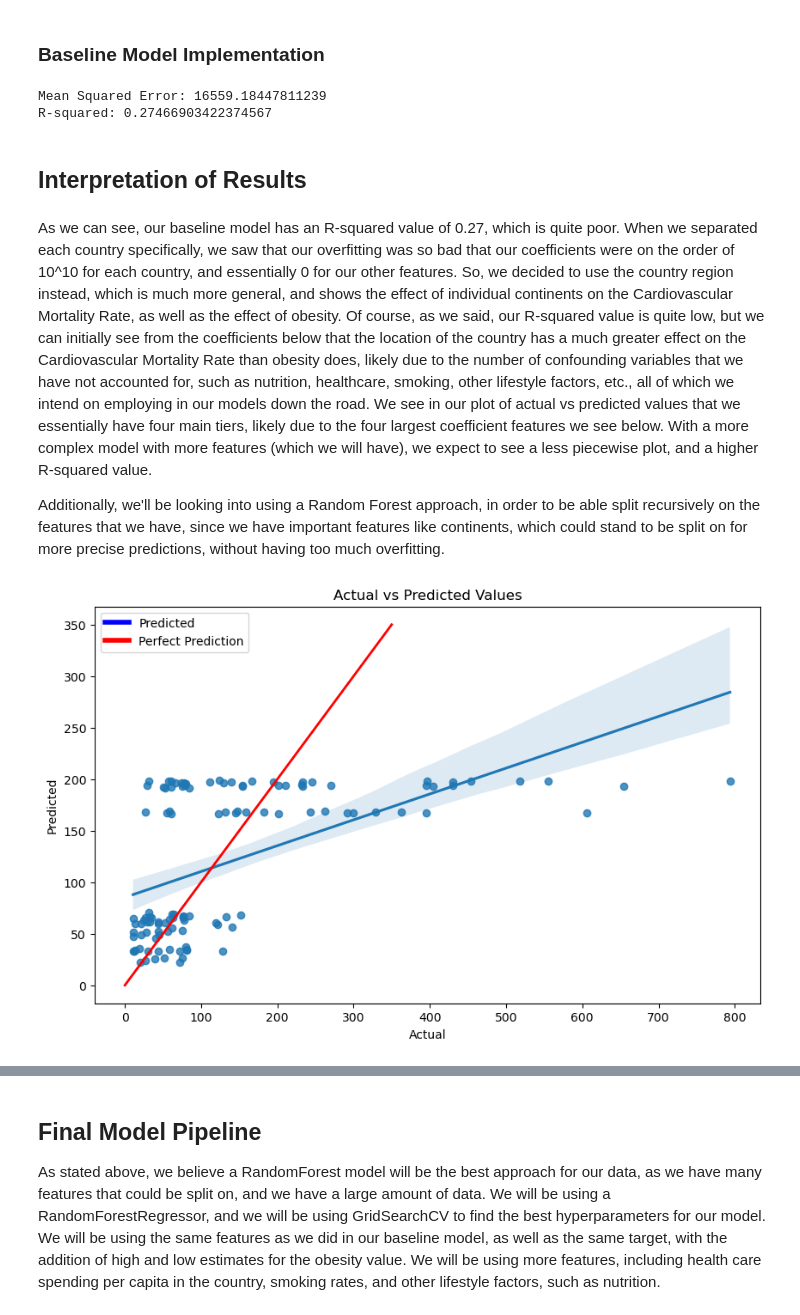
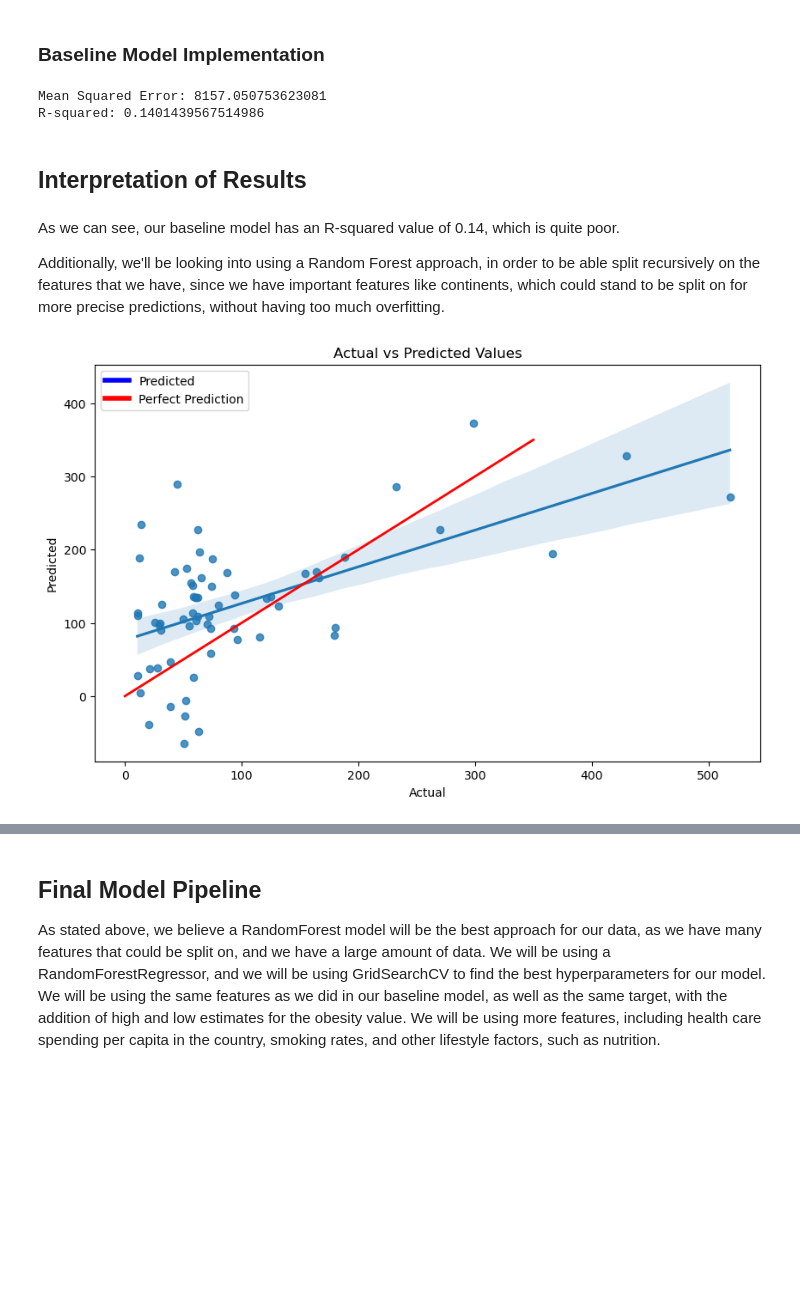
Before and after one commit to Dylanuripark/CS109-CardiovascularHealth, a Jupyter notebook: main.ipynb, the cells around one changed output, grey strips where cells are left out. Drawn from its saved outputs; the diff is of its cells as text; code cells hidden in the pictures; blank space fills up the shorter version.

Commit message:
mid model

```diff
--- a/main.ipynb
+++ b/main.ipynb
@@ -455,4 +407,5 @@ We seek to understand the relationship between obesity prevalence and cardiovasc
 # %% [markdown]
 ## EDA and Vizualize Data
 # %%
-merged_data = pd.read_csv("data/merged_data.csv")
+fullDf = pd.read_csv('data/Fully_Merged_data.csv')
+fullDf.info()
@@ -529,0 +468,10 @@ baseModelDF = pd.get_dummies(baseModelDF, columns=['Sex', 'ParentLocation'])
+# %%
+# use only the relevant columns
+fullDf = fullDf[['HealthExpenditurePerCapita(USD)','Sex','LtrsPureAlcConsumedAvg','LtrsPureAlcConsumedLow','LtrsPureAlcConsumedAvgHigh','TobaccoUse(%)','TobaccoUseLow(%)','TobaccoUseHigh(%)','ObesityPrevalence(%)','ObesityPrevalenceLow(%)','ObesityPrevalenceHigh(%)','Percentage of cause-specific deaths out of total deaths','Death rate per 100 000 population']]
+
+fullDf['Cardiovascular Deaths per 100k'] = fullDf['Death rate per 100 000 population'] * fullDf['Percentage of cause-specific deaths out of total deaths'] / 100
+
+fullDf = fullDf.drop(columns=['Percentage of cause-specific deaths out of total deaths','Death rate per 100 000 population'])
+
+# one hot encode the relevant categorical variables
+fullDf = pd.get_dummies(fullDf, columns=['Sex'])
@@ -530,7 +487,7 @@ baseModelDF = pd.get_dummies(baseModelDF, columns=['Sex', 'ParentLocation'])
 # %% [markdown]
 ### Baseline Model Implementation
 # %%
-X_train, X_test, y_train, y_test = train_test_split(baseModelDF.drop(columns=['Cardiovascular Death Rate']), baseModelDF['Cardiovascular Death Rate'], test_size=0.4, random_state=42)
+X_train, X_test, y_train, y_test = train_test_split(fullDf.drop(columns=['Cardiovascular Deaths per 100k']), fullDf['Cardiovascular Deaths per 100k'], test_size=0.25, random_state=42)
 
 model = LinearRegression()
 
@@ -544,28 +501,18 @@ r2 = r2_score(y_test,y_pred)
 print(f"Mean Squared Error: {mse}")
 print(f"R-squared: {r2}")
 # %% [output]
-Mean Squared Error: 16559.18447811239
-R-squared: 0.27466903422374567
+Mean Squared Error: 8157.050753623081
+R-squared: 0.1401439567514986
 # %% [markdown]
 ## Interpretation of Results
-# %% [markdown]
-As we can see, our baseline model has an R-squared value of 0.27, which is quite poor. When we separated each country specifically, we saw that our overfitting was so bad that our coefficients were on the order of 10^10 for each country, and essentially 0 for our other features. So, we decided to use the country region instead, which is much more general, and shows the effect of individual continents on the Cardiovascular Mortality Rate, as well as the effect of obesity. Of course, as we said, our R-squared value is quite low, but we can initially see from the coefficients below that the location of the country has a much greater effect on the Cardiovascular Mortality Rate than obesity does, likely due to the number of confounding variables that we have not accounted for, such as nutrition, healthcare, smoking, other lifestyle factors, etc., all of which we intend on employing in our models down the road. We see in our plot of actual vs predicted values that we essentially have four main tiers, likely due to the four largest coefficient features we see below. With a more complex model with more features (which we will have), we expect to see a less piecewise plot, and a higher R-squared value.
-
-Additionally, we'll be looking into using a Random Forest approach, in order to be able split recursively on the features that we have, since we have important features like continents, which could stand to be split on for more precise predictions, without having too much overfitting.
-# %%
-# plot regression
-
-plt.figure(figsize=(10, 6))
-sns.regplot(x=y_test, y=y_pred)
-# plot a line, a perfit predict would all fall on this line
-plt.plot([0, 350], [0, 350], color='red', lw=2)
-plt.xlabel('Actual')
-plt.ylabel('Predicted')
-custom_lines = [Line2D([0], [0], color='blue', lw=4),
-                Line2D([0], [0], color='red', lw=4)]
-plt.legend(custom_lines, ['Predicted', 'Perfect Prediction'])
-plt.title('Actual vs Predicted Values')
-plt.show()
-# %% [output]
-[figure, removed]
+# %% [markdown]
+As we can see, our baseline model has an R-squared value of 0.14, which is quite poor.
+
+Additionally, we'll be looking into using a Random Forest approach, in order to be able split recursively on the features that we have, since we have important features like continents, which could stand to be split on for more precise predictions, without having too much overfitting.
+# %%
+# plot regression
+
+helpers.actualVsPredictedGraph(y_test, y_pred)
+# %% [output]
+[figure, added]
 # %%
```
Also changed, not shown: parts of 26 cells of this notebook, 1 other file.
